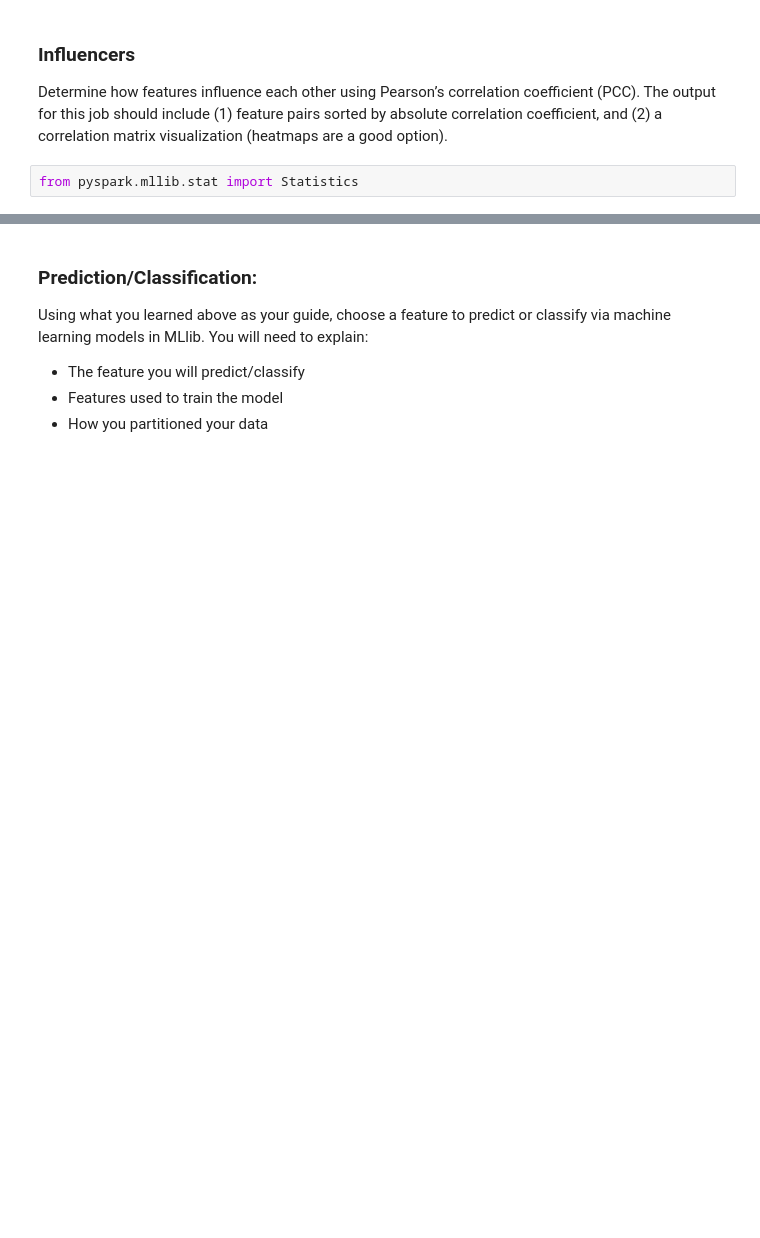
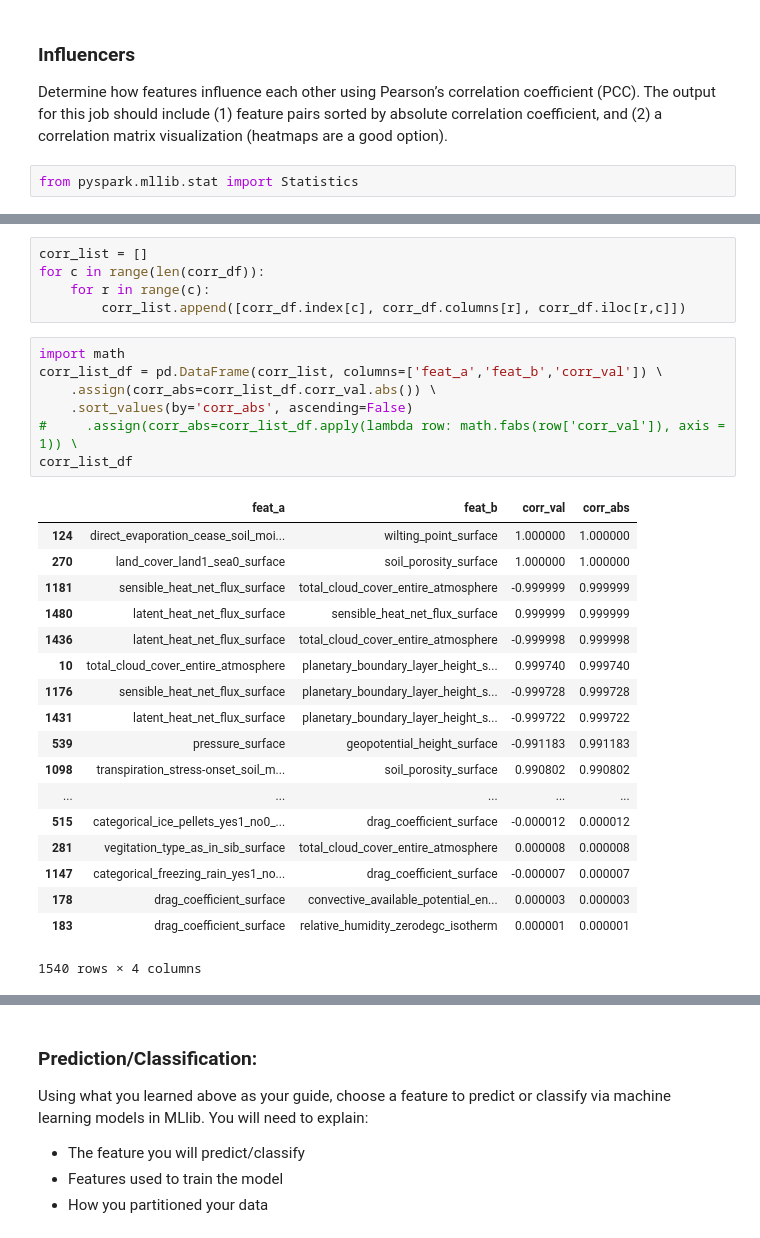
Before and after one commit to gordongli/reddit-spark-analysis, a Jupyter notebook: NAM.ipynb, the cells around one changed output, grey strips where cells are left out. Cells and saved outputs as stored; diff of their text form; blank space fills up the shorter version.

```diff
--- a/NAM.ipynb
+++ b/NAM.ipynb
@@ -568,0 +627,31 @@ Py4JJavaError: An error occurred while calling o1042.corr.
+# %%
+corr_list = []
+for c in range(len(corr_df)):
+    for r in range(c):
+        corr_list.append([corr_df.index[c], corr_df.columns[r], corr_df.iloc[r,c]])
+# %%
+import math
+corr_list_df = pd.DataFrame(corr_list, columns=['feat_a','feat_b','corr_val']) \
+    .assign(corr_abs=corr_list_df.corr_val.abs()) \
+    .sort_values(by='corr_abs', ascending=False)
+#     .assign(corr_abs=corr_list_df.apply(lambda row: math.fabs(row['corr_val']), axis = 1)) \
+corr_list_df
+# %% [output]
+|  | feat_a | feat_b | corr_val | corr_abs |
+| 124 | direct_evaporation_cease_soil_moi... | wilting_point_surface | 1.000000 | 1.000000 |
+| 270 | land_cover_land1_sea0_surface | soil_porosity_surface | 1.000000 | 1.000000 |
+| 1181 | sensible_heat_net_flux_surface | total_cloud_cover_entire_atmosphere | -0.999999 | 0.999999 |
+| 1480 | latent_heat_net_flux_surface | sensible_heat_net_flux_surface | 0.999999 | 0.999999 |
+| 1436 | latent_heat_net_flux_surface | total_cloud_cover_entire_atmosphere | -0.999998 | 0.999998 |
+| 10 | total_cloud_cover_entire_atmosphere | planetary_boundary_layer_height_s... | 0.999740 | 0.999740 |
+| 1176 | sensible_heat_net_flux_surface | planetary_boundary_layer_height_s... | -0.999728 | 0.999728 |
+| 1431 | latent_heat_net_flux_surface | planetary_boundary_layer_height_s... | -0.999722 | 0.999722 |
+| 539 | pressure_surface | geopotential_height_surface | -0.991183 | 0.991183 |
+| 1098 | transpiration_stress-onset_soil_m... | soil_porosity_surface | 0.990802 | 0.990802 |
+| ... | ... | ... | ... | ... |
+| 515 | categorical_ice_pellets_yes1_no0_... | drag_coefficient_surface | -0.000012 | 0.000012 |
+| 281 | vegitation_type_as_in_sib_surface | total_cloud_cover_entire_atmosphere | 0.000008 | 0.000008 |
+| 1147 | categorical_freezing_rain_yes1_no... | drag_coefficient_surface | -0.000007 | 0.000007 |
+| 178 | drag_coefficient_surface | convective_available_potential_en... | 0.000003 | 0.000003 |
+| 183 | drag_coefficient_surface | relative_humidity_zerodegc_isotherm | 0.000001 | 0.000001 |
+1540 rows × 4 columns
```
Also changed, not shown: parts of 9 cells of this notebook, 7 other files.
